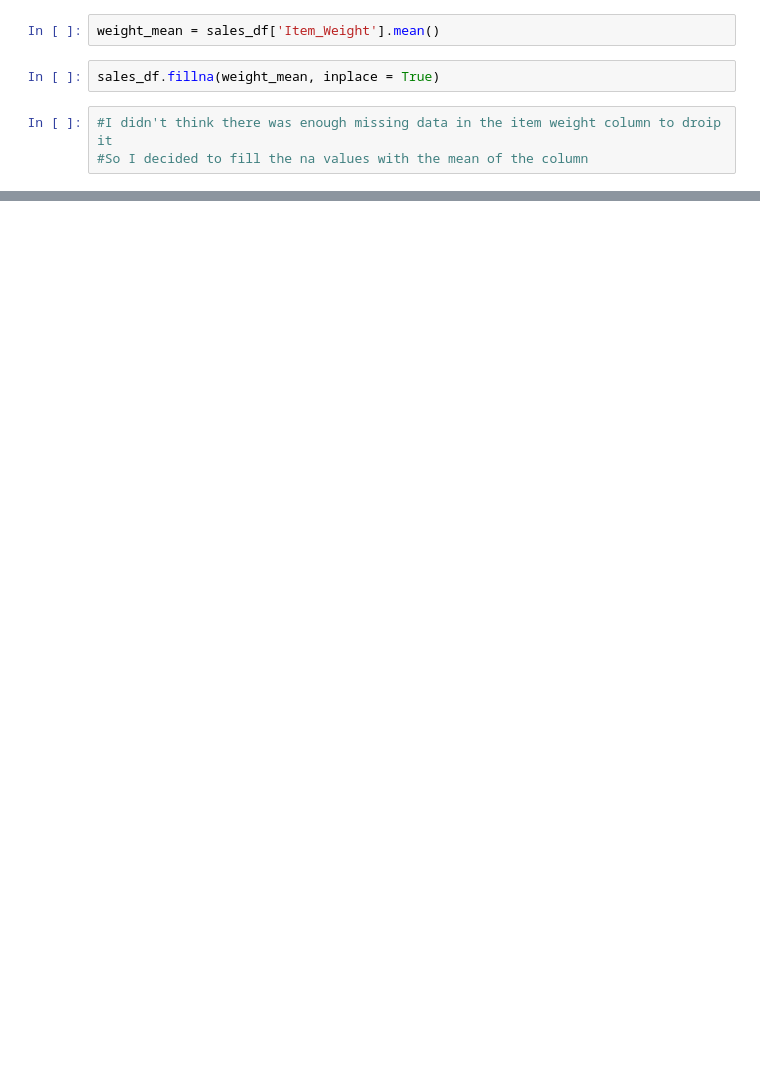
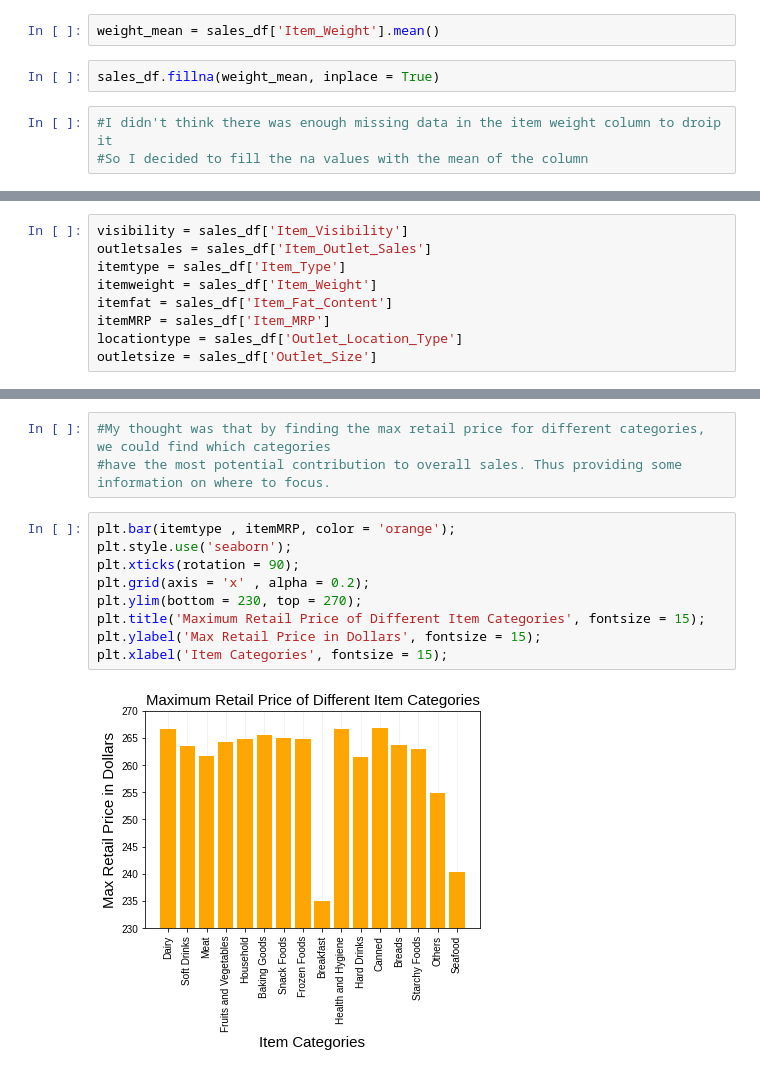
Before and after one commit to dylanahola/Food-Sales-Predictions, a Jupyter notebook: Sales_Predictions.ipynb, the cells around one changed output, grey strips where cells are left out. Saved outputs shown, nothing was run; the diff lists cells and outputs as text; blank space fills up the shorter version.

```diff
--- a/Sales_Predictions.ipynb
+++ b/Sales_Predictions.ipynb
@@ -68,0 +169,9 @@ sales_df.fillna(weight_mean, inplace = True)
+# %%
+visibility = sales_df['Item_Visibility']
+outletsales = sales_df['Item_Outlet_Sales']
+itemtype = sales_df['Item_Type']
+itemweight = sales_df['Item_Weight']
+itemfat = sales_df['Item_Fat_Content']
+itemMRP = sales_df['Item_MRP']
+locationtype = sales_df['Outlet_Location_Type']
+outletsize = sales_df['Outlet_Size']
@@ -68,0 +194,14 @@ sales_df.fillna(weight_mean, inplace = True)
+# %%
+#My thought was that by finding the max retail price for different categories, we could find which categories
+#have the most potential contribution to overall sales. Thus providing some information on where to focus.
+# %%
+plt.bar(itemtype , itemMRP, color = 'orange');
+plt.style.use('seaborn');
+plt.xticks(rotation = 90);
+plt.grid(axis = 'x' , alpha = 0.2);
+plt.ylim(bottom = 230, top = 270);
+plt.title('Maximum Retail Price of Different Item Categories', fontsize = 15);
+plt.ylabel('Max Retail Price in Dollars', fontsize = 15);
+plt.xlabel('Item Categories', fontsize = 15);
+# %% [output]
+[figure, added]
```
Also changed, not shown: parts of 24 cells of this notebook.
